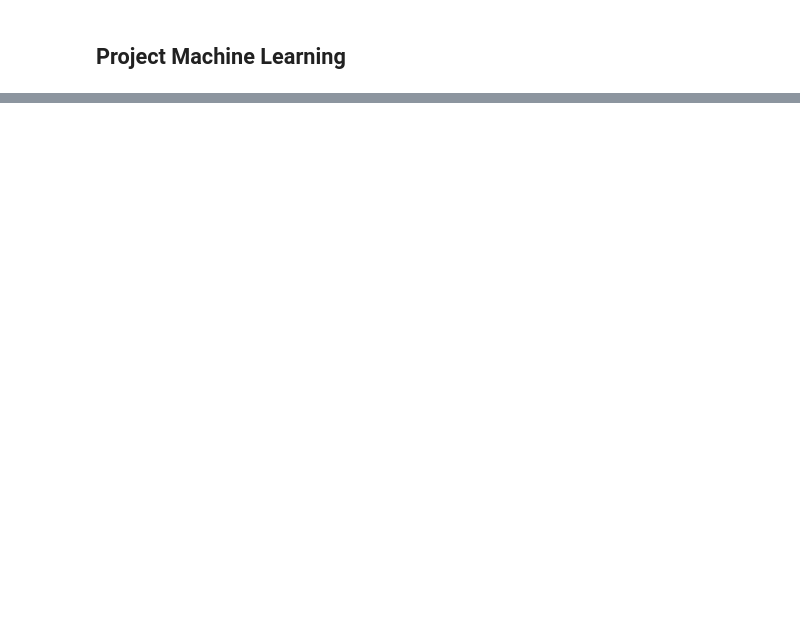
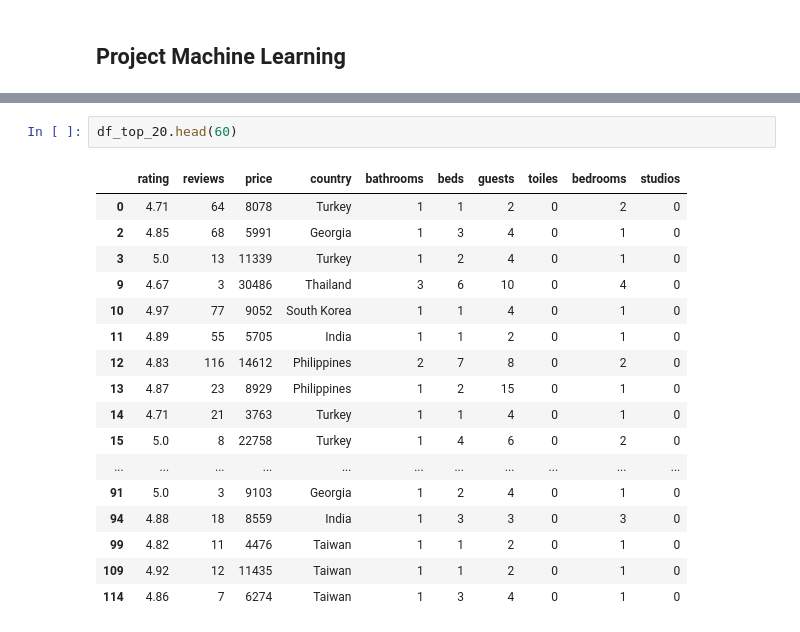
Before and after one commit to gabriela-cl/ml_project, a Jupyter notebook: Jupyter Notebooks/ml_project_gabi.ipynb, the cells around one changed output, grey strips where cells are left out. Drawn from its saved outputs; the diff is of its cells as text; blank space fills up the shorter version.

```diff
--- a/Jupyter Notebooks/ml_project_gabi.ipynb
+++ b/Jupyter Notebooks/ml_project_gabi.ipynb
@@ -18,0 +246,20 @@ df_arbnb.head()
+# %%
+df_top_20.head(60)
+# %% [output]
+|  | rating | reviews | price | country | bathrooms | beds | guests | toiles | bedrooms | studios |
+| 0 | 4.71 | 64 | 8078 | Turkey | 1 | 1 | 2 | 0 | 2 | 0 |
+| 2 | 4.85 | 68 | 5991 | Georgia | 1 | 3 | 4 | 0 | 1 | 0 |
+| 3 | 5.0 | 13 | 11339 | Turkey | 1 | 2 | 4 | 0 | 1 | 0 |
+| 9 | 4.67 | 3 | 30486 | Thailand | 3 | 6 | 10 | 0 | 4 | 0 |
+| 10 | 4.97 | 77 | 9052 | South Korea | 1 | 1 | 4 | 0 | 1 | 0 |
+| 11 | 4.89 | 55 | 5705 | India | 1 | 1 | 2 | 0 | 1 | 0 |
+| 12 | 4.83 | 116 | 14612 | Philippines | 2 | 7 | 8 | 0 | 2 | 0 |
+| 13 | 4.87 | 23 | 8929 | Philippines | 1 | 2 | 15 | 0 | 1 | 0 |
+| 14 | 4.71 | 21 | 3763 | Turkey | 1 | 1 | 4 | 0 | 1 | 0 |
+| 15 | 5.0 | 8 | 22758 | Turkey | 1 | 4 | 6 | 0 | 2 | 0 |
+| ... | ... | ... | ... | ... | ... | ... | ... | ... | ... | ... |
+| 91 | 5.0 | 3 | 9103 | Georgia | 1 | 2 | 4 | 0 | 1 | 0 |
+| 94 | 4.88 | 18 | 8559 | India | 1 | 3 | 3 | 0 | 3 | 0 |
+| 99 | 4.82 | 11 | 4476 | Taiwan | 1 | 1 | 2 | 0 | 1 | 0 |
+| 109 | 4.92 | 12 | 11435 | Taiwan | 1 | 1 | 2 | 0 | 1 | 0 |
+| 114 | 4.86 | 7 | 6274 | Taiwan | 1 | 3 | 4 | 0 | 1 | 0 |
```
Also changed, not shown: parts of 93 cells of this notebook, 3 other files.
